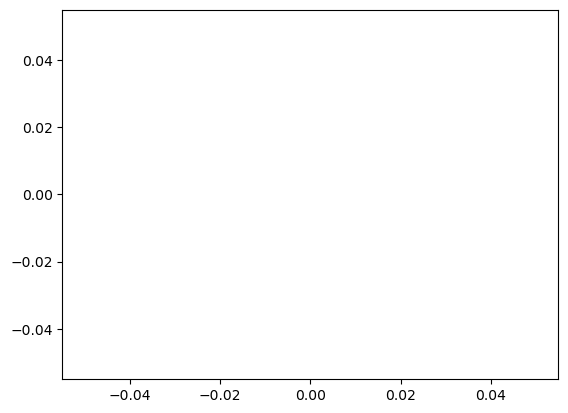
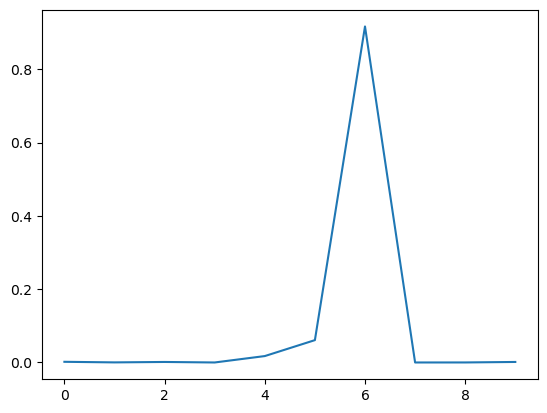
Code edit (unified diff) that turned the first committed figure into the second:
--- before
+++ after
@@ -1 +1,2 @@
-plt.plot()
+plt.plot(preds[8])
+plt.show()

Commit: Add files via upload